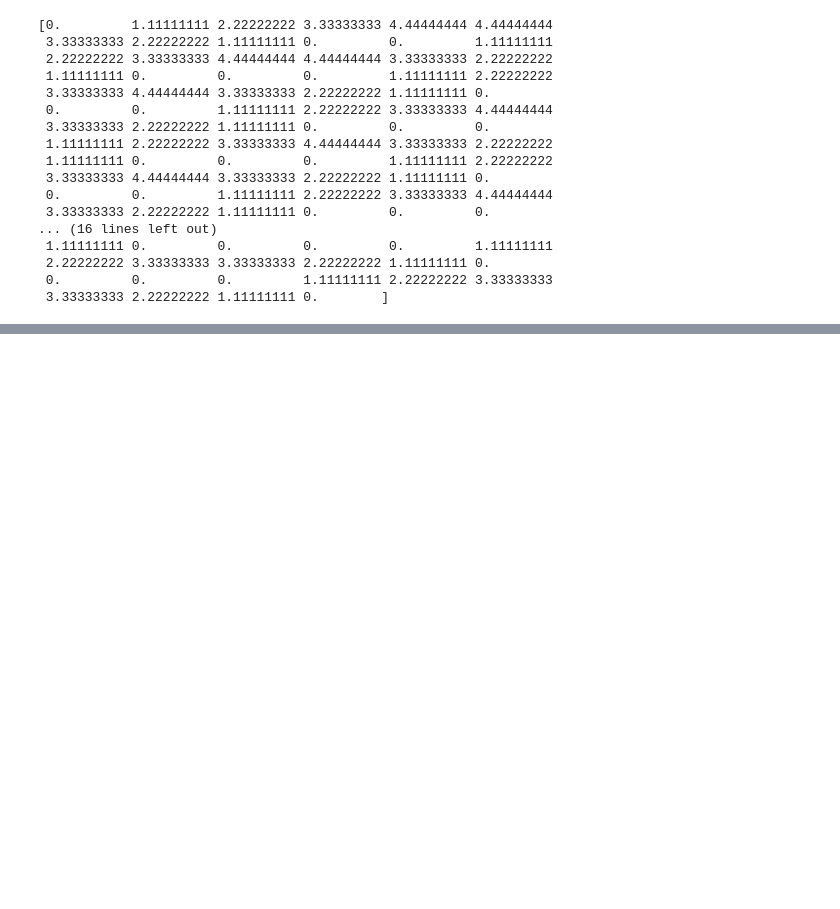
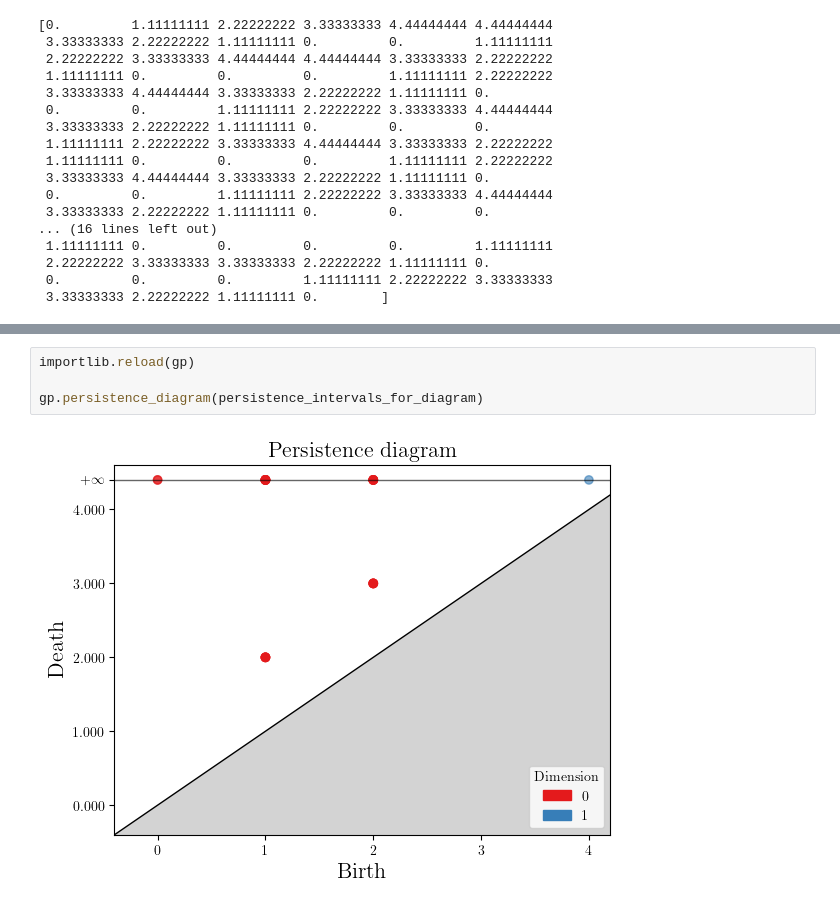
Before and after one commit to shakkyaNV/NetworkModels, a Jupyter notebook: Project1/A1/persistence_landscapes_and_FLCRM.ipynb, the cells around one changed output, grey strips where cells are left out. Cells and saved outputs as stored; diff of their text form; blank space fills up the shorter version.

```diff
--- a/Project1/A1/persistence_landscapes_and_FLCRM.ipynb
+++ b/Project1/A1/persistence_landscapes_and_FLCRM.ipynb
@@ -211,0 +542,6 @@ np.float64(0.6666666666666666)
+# %%
+importlib.reload(gp)
+
+gp.persistence_diagram(persistence_intervals_for_diagram)
+# %% [output]
+[figure, added]
```
Also changed, not shown: parts of 42 cells of this notebook.
